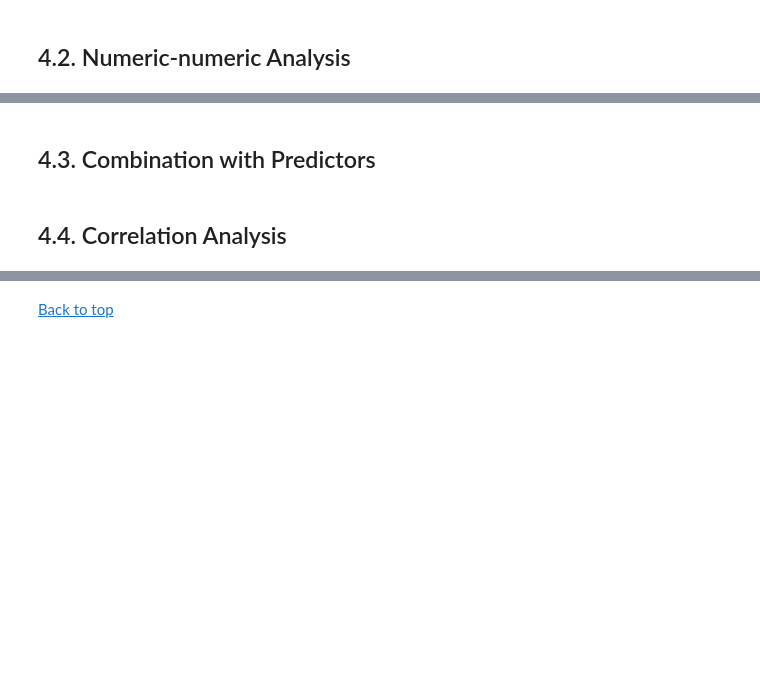
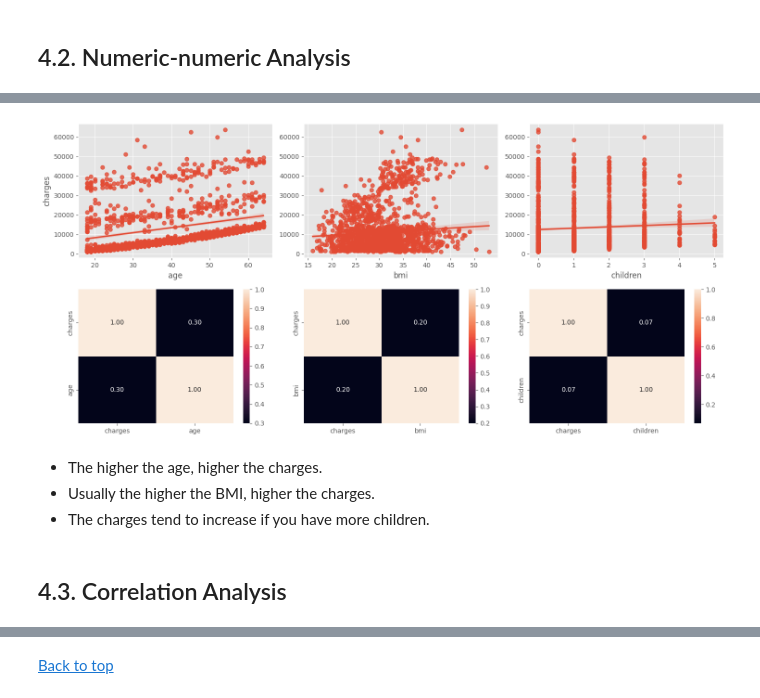
Before and after one commit to allankruger/linear-regression, a Jupyter notebook: src/explore.ipynb, the cells around one changed output, grey strips where cells are left out. Drawn from its saved outputs; the diff is of its cells as text; code cells hidden in the pictures; blank space fills up the shorter version.

```diff
--- a/src/explore.ipynb
+++ b/src/explore.ipynb
@@ -270,4 +299,23 @@ There is 133 outliers in the charges column which represent about 10% of the rec
+# %%
+fig, axes = plt.subplots(2, 3, figsize=(15, 7))
+
+sns.regplot(ax=axes[0, 0], data=data, x="age", y="charges")
+sns.heatmap(data[["charges", "age"]].corr(), annot=True, fmt=".2f", ax=axes[1, 0])
+
+sns.regplot(ax=axes[0, 1], data=data, x="bmi", y="charges", robust=True).set(ylabel=None)
+sns.heatmap(data[["charges", "bmi"]].corr(), annot=True, fmt=".2f", ax=axes[1, 1])
+
+sns.regplot(ax=axes[0, 2], data=data, x="children", y="charges").set(ylabel=None)
+sns.heatmap(data[["charges", "children"]].corr(), annot=True, fmt=".2f", ax=axes[1, 2])
+
+plt.tight_layout()
+
+plt.show()
+# %% [output]
+[figure, added]
+# %% [markdown]
+- The higher the age, higher the charges.
+- Usually the higher the BMI, higher the charges.
+- The charges tend to increase if you have more children.
 # %% [markdown]
-## 4.3. Combination with Predictors
+## 4.3. Correlation Analysis
-# %% [markdown]
-## 4.4. Correlation Analysis
```
Also changed, not shown: parts of 32 cells of this notebook.
